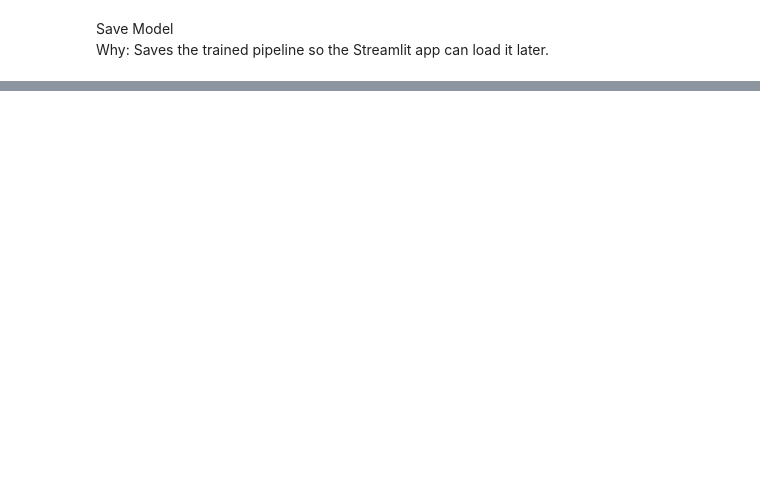
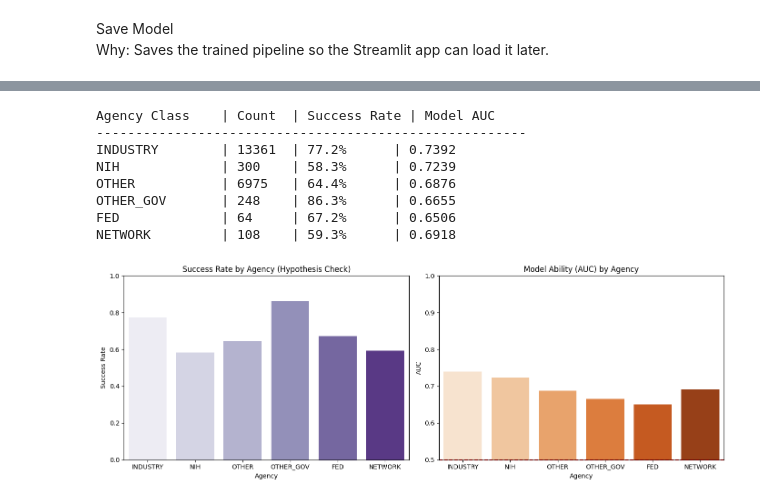
Before and after one commit to delaunan/clintrialpredict, a Jupyter notebook: notebooks/nicolas/baseline_model.ipynb, the cells around one changed output, grey strips where cells are left out. Drawn from its saved outputs; the diff is of its cells as text; code cells hidden in the pictures; blank space fills up the shorter version.

```diff
--- a/notebooks/nicolas/baseline_model.ipynb
+++ b/notebooks/nicolas/baseline_model.ipynb
@@ -238,3 +550,81 @@ Why: Saves the trained pipeline so the Streamlit app can load it later.
+# %%
+import pandas as pd
+import seaborn as sns
+import matplotlib.pyplot as plt
+from sklearn.metrics import roc_auc_score
+
+def analyze_performance_by_agency(model, X_test, y_test, df_original):
+    # 1. Recover the 'agency_class' column
+    test_indices = X_test.index
+    # Note: Ensure 'lead_or_collaborator' filter in data_loader didn't lose this
+    # We assume 'agency_class' is available in df_original
+    agencies = df_original.loc[test_indices, 'agency_class']
+
+    analysis_df = pd.DataFrame({
+        'agency_class': agencies,
+        'target_actual': y_test,
+        'pred_prob': model.predict_proba(X_test)[:, 1]
+    })
+
+    # 2. Calculate Metrics
+    results = []
+    unique_agencies = analysis_df['agency_class'].unique()
+
+    print(f"{'Agency Class':<15} | {'Count':<6} | {'Success Rate':<12} | {'Model AUC':<6}")
+    print("-" * 55)
+
+    for agency in unique_agencies:
+        subset = analysis_df[analysis_df['agency_class'] == agency]
+
+        if len(subset) < 50: continue
+
+        success_rate = 1.0 - subset['target_actual'].mean()
+
+        try:
+            auc = roc_auc_score(subset['target_actual'], subset['pred_prob'])
+        except:
+            auc = 0.5
+
+        results.append({
+            'Agency': agency,
+            'Count': len(subset),
+            'Success Rate': success_rate,
+            'AUC': auc
+        })
+
+        print(f"{agency:<15} | {len(subset):<6} | {success_rate:.1%}      | {auc:.4f}")
+
+    # 3. Visualization
+    res_df = pd.DataFrame(results)
+
+    fig, ax = plt.subplots(1, 2, figsize=(14, 5))
+
+    # Chart 1: Success Rate
+    sns.barplot(data=res_df, x='Agency', y='Success Rate', hue='Agency', legend=False, ax=ax[0], palette='Purples')
+    ax[0].set_title("Success Rate by Agency (Hypothesis Check)")
+    ax[0].set_ylim(0, 1.0)
+
+    # Chart 2: Model Performance
+    sns.barplot(data=res_df, x='Agency', y='AUC', hue='Agency', legend=False, ax=ax[1], palette='Oranges')
+    ax[1].set_title("Model Ability (AUC) by Agency")
+    ax[1].set_ylim(0.5, 1.0)
+    ax[1].axhline(0.5, color='red', linestyle='--')
+
+    plt.tight_layout()
+    plt.show()
+
+# Run it
+analyze_performance_by_agency(model, X_test, y_test, df)
+# %% [output]
+Agency Class    | Count  | Success Rate | Model AUC
+-------------------------------------------------------
+INDUSTRY        | 13361  | 77.2%      | 0.7392
+NIH             | 300    | 58.3%      | 0.7239
+OTHER           | 6975   | 64.4%      | 0.6876
+OTHER_GOV       | 248    | 86.3%      | 0.6655
+FED             | 64     | 67.2%      | 0.6506
+NETWORK         | 108    | 59.3%      | 0.6918
+[figure, added]
 # %%
 import joblib
 import os
```
Also changed, not shown: parts of 13 cells of this notebook, 7 other files.
